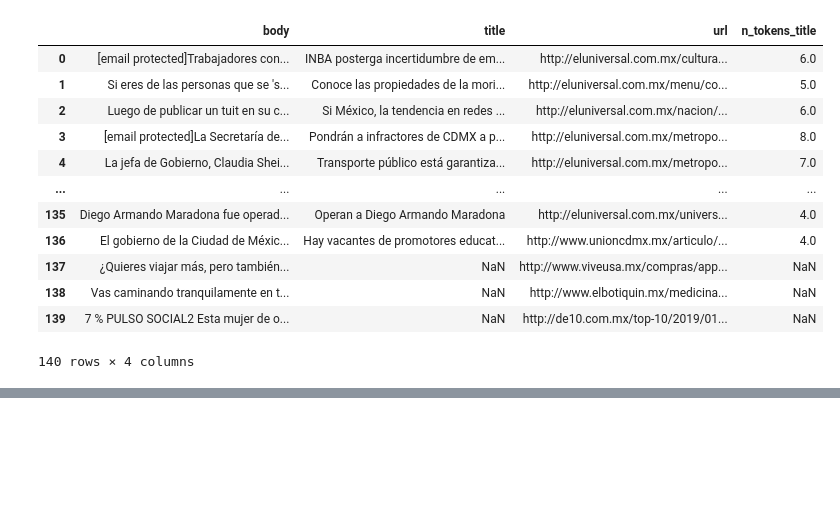
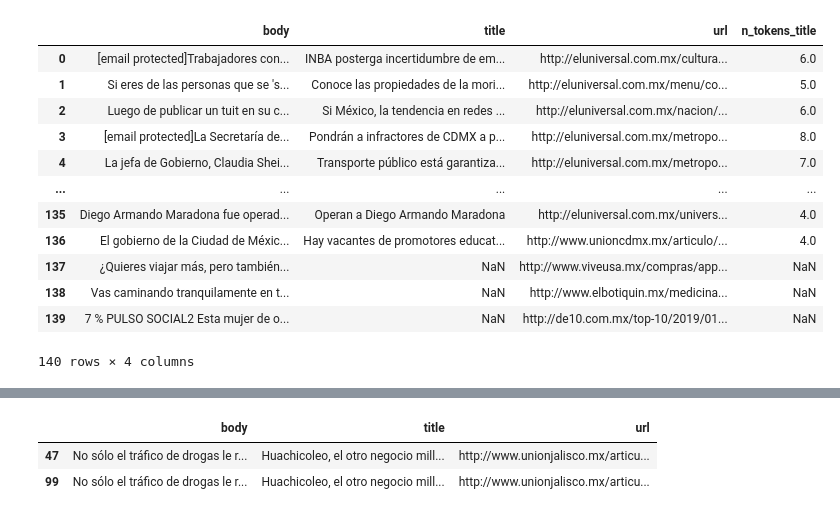
Before and after one commit to FixingMind5/Data_engine, a Jupyter notebook: Platzi_live.ipynb, the cells around one changed output, grey strips where cells are left out. Drawn from its saved outputs; the diff is of its cells as text; code cells hidden in the pictures; blank space fills up the shorter version.

```diff
--- a/Platzi_live.ipynb
+++ b/Platzi_live.ipynb
@@ -341,0 +357,6 @@ el_universal
+# %%
+el_universal[el_universal['title'] == "Huachicoleo, el otro negocio millonario del 'Mencho'"]
+# %% [output]
+|  | body | title | url |
+| 47 | No sólo el tráfico de drogas le r... | Huachicoleo, el otro negocio mill... | http://www.unionjalisco.mx/articu... |
+| 99 | No sólo el tráfico de drogas le r... | Huachicoleo, el otro negocio mill... | http://www.unionjalisco.mx/articu... |
```
Also changed, not shown: parts of 2 cells of this notebook, 2 other files.
